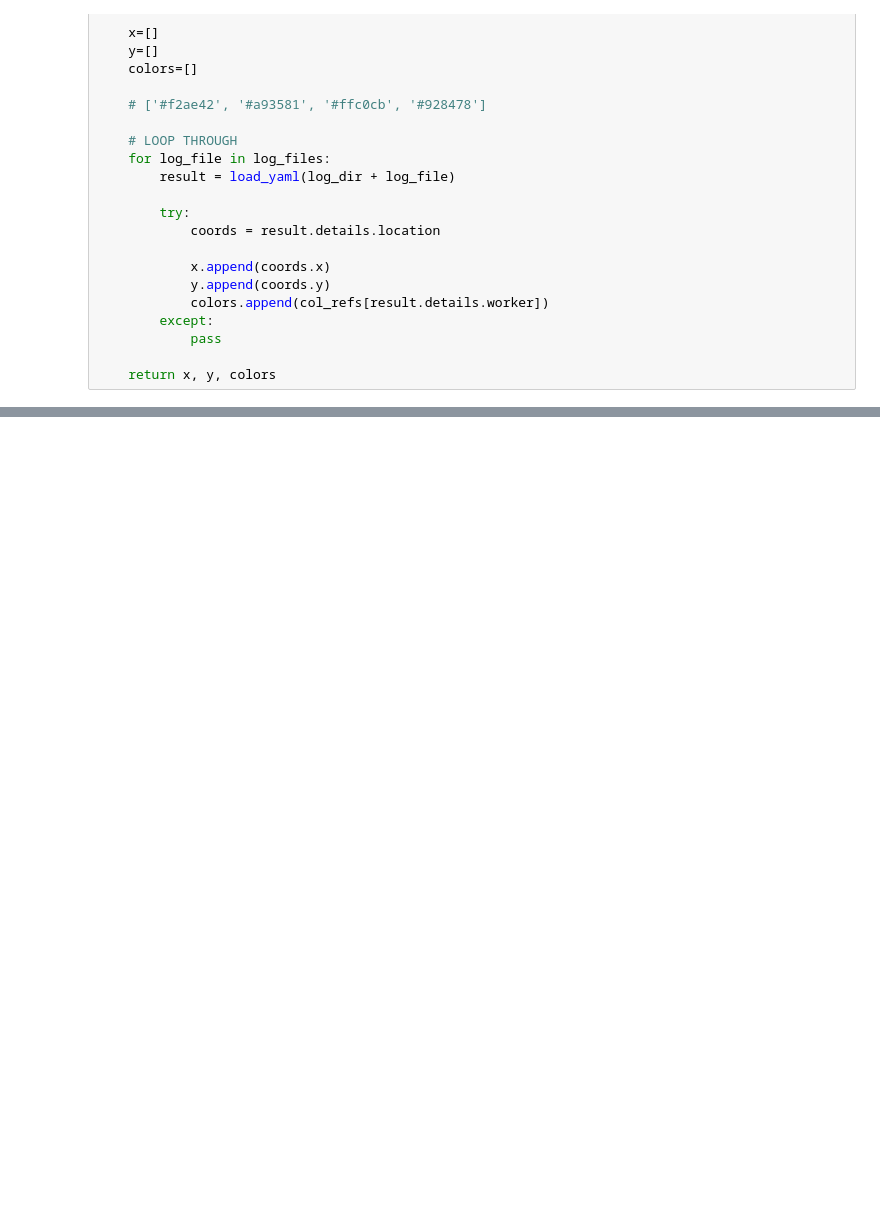
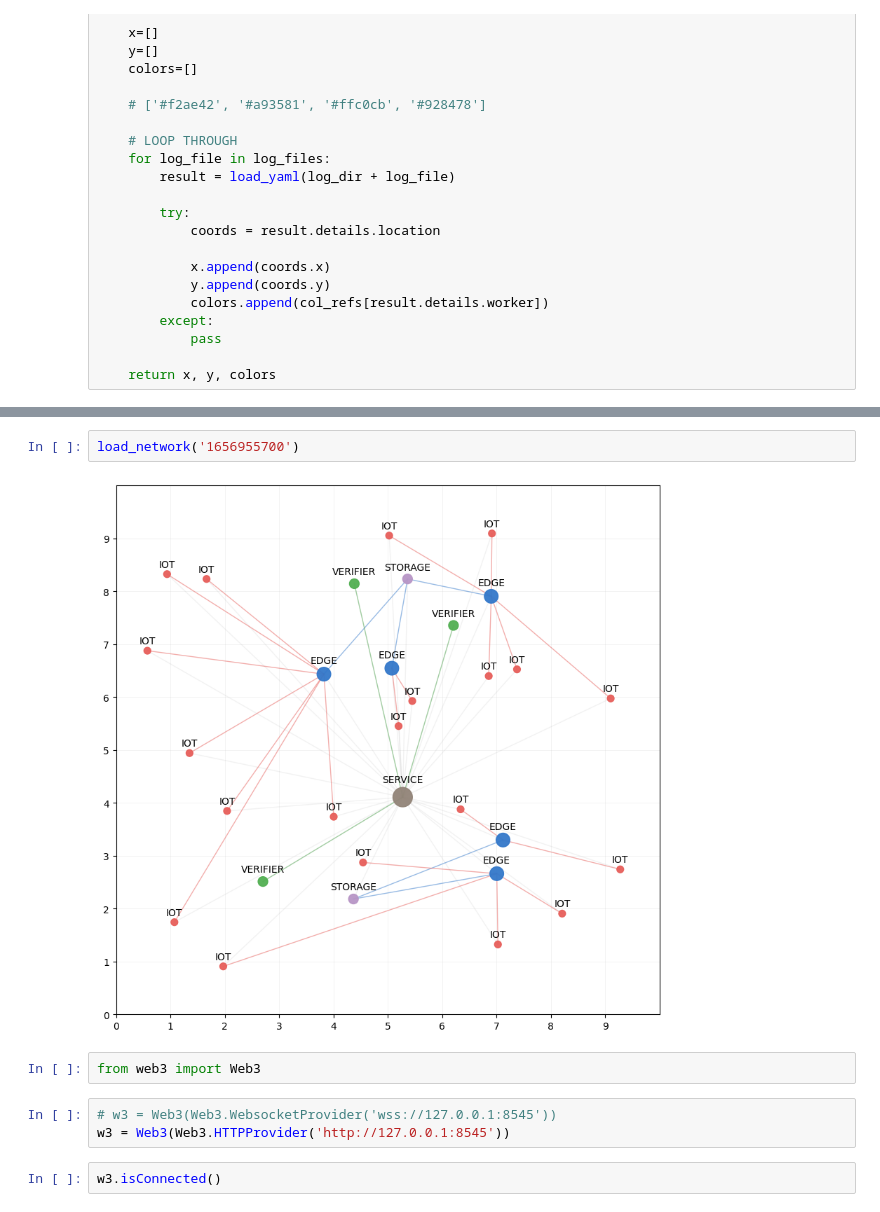
Before and after one commit to wickstjo/arcada-audit-trail, a Jupyter notebook: maps.ipynb, the cells around one changed output, grey strips where cells are left out. Saved outputs shown, nothing was run; the diff lists cells and outputs as text; blank space fills up the shorter version.

```diff
--- a/maps.ipynb
+++ b/maps.ipynb
@@ -217,0 +313,11 @@ create_map(20, 5, 3)
+# %%
+load_network('1656955700')
+# %% [output]
+[figure, added]
+# %%
+from web3 import Web3
+# %%
+# w3 = Web3(Web3.WebsocketProvider('wss://127.0.0.1:8545'))
+w3 = Web3(Web3.HTTPProvider('http://127.0.0.1:8545'))
+# %%
+w3.isConnected()
```
Also changed, not shown: parts of 15 cells of this notebook, 6 other files.
